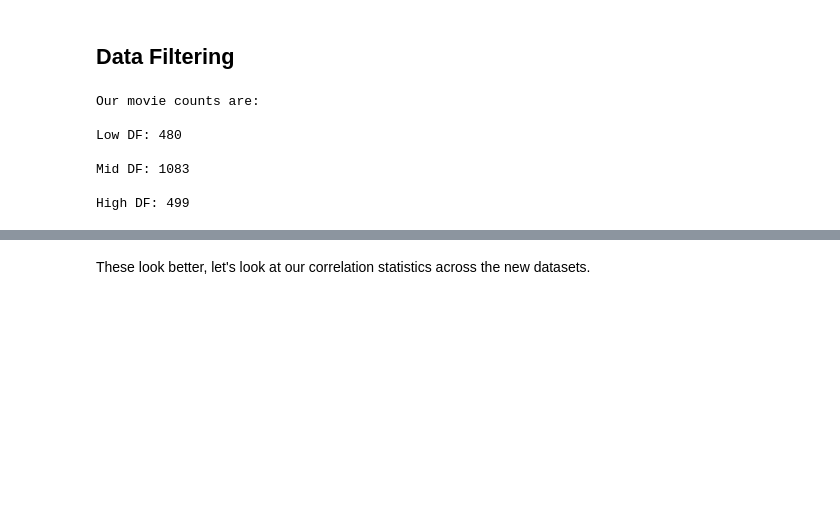
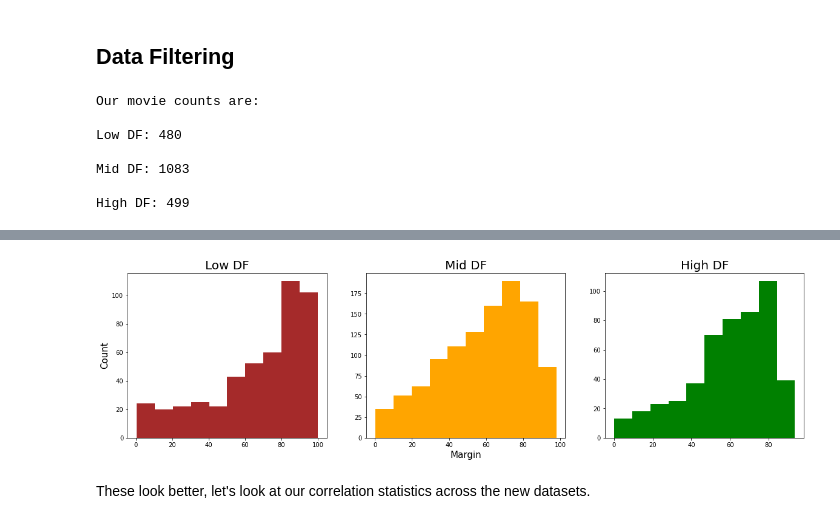
Before and after one commit to soohyunnie/avocoder-group-3-movie-analysis, a Jupyter notebook: Seth_Current_WB.ipynb, the cells around one changed output, grey strips where cells are left out. Drawn from its saved outputs; the diff is of its cells as text; code cells hidden in the pictures; blank space fills up the shorter version.

```diff
--- a/Seth_Current_WB.ipynb
+++ b/Seth_Current_WB.ipynb
@@ -178,3 +184,18 @@ plt.savefig('images/DataFramesThreeBudgets')
+# %%
+fig, axs = plt.subplots(1,3)
+filtered_df_low['prof_margin'].hist(ax=axs[0],figsize=(20,5),color='brown')
+filtered_df_mid['prof_margin'].hist(ax=axs[1],figsize=(20,5),color='orange')
+filtered_df_high['prof_margin'].hist(ax=axs[2],figsize=(20,5),color='green')
+axs[0].set_title('Low DF',fontsize=20)
+axs[0].set_ylabel('Count',fontsize=15)
+axs[0].grid(False)
+axs[1].set_title('Mid DF',fontsize=20)
+axs[1].set_xlabel('Margin',fontsize=15)
+axs[1].grid(False)
+axs[2].set_title('High DF',fontsize=20)
+axs[2].grid(False);
+# %% [output]
+[figure, added]
 # %% [markdown]
 These look better, let's look at our correlation statistics across the new datasets.
 # %%
```
Also changed, not shown: parts of 7 cells of this notebook, 4 other files.
